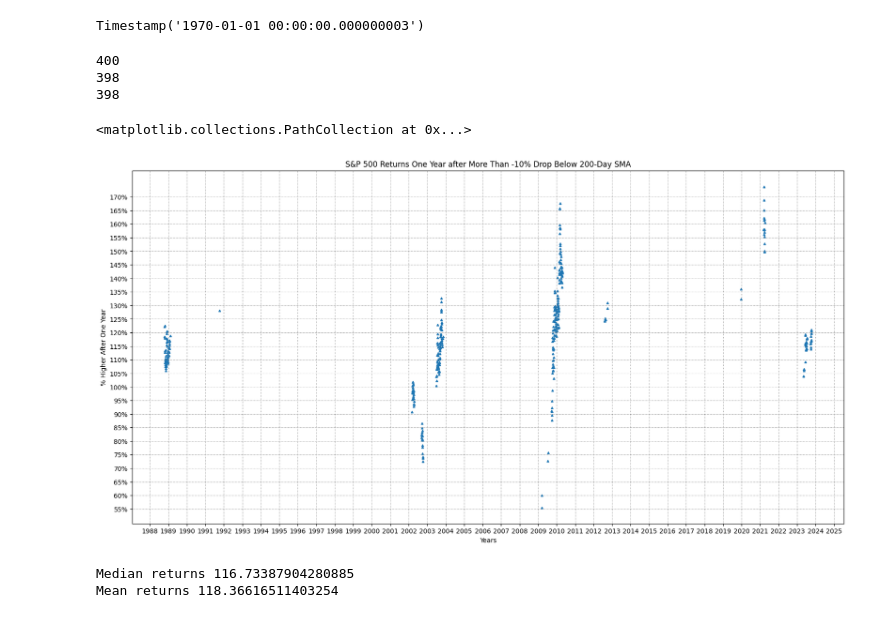
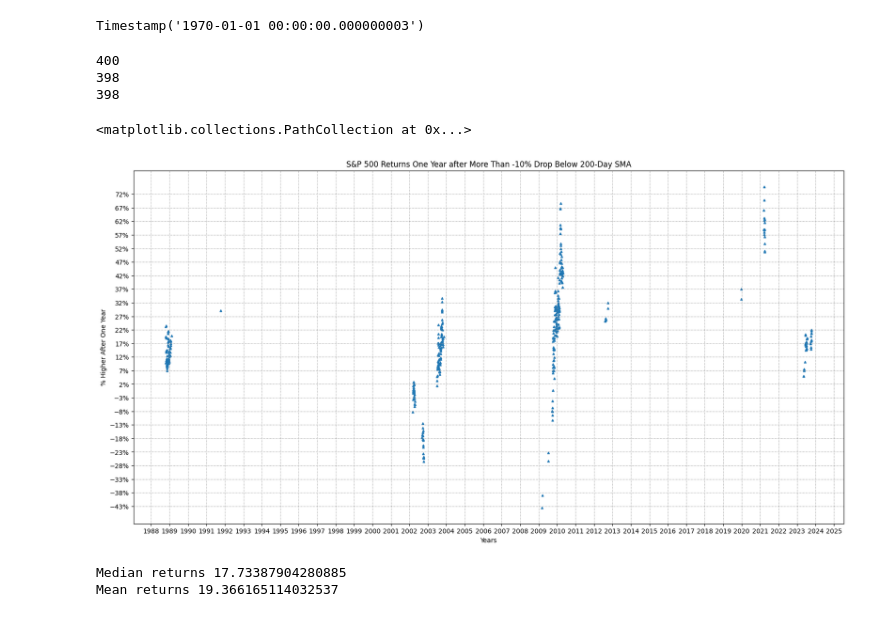
Before and after one commit to aryasalwan/200-day-MA-analysis, a Jupyter notebook: ma_returns.ipynb, the cells around one changed output. Cells and saved outputs as stored; diff of their text form; code cells hidden in the pictures.

```diff
--- a/ma_returns.ipynb
+++ b/ma_returns.ipynb
@@ -117,47 +117,40 @@ for i,j in zip(one_year_later,drawdown_dates):
         date=i - pd.Timedelta(days=day_offset)
         try:
             price_data_one_year_later.append(snp500_price_data.loc[date])
-            price_increase_perc_one_year_later.append(snp500_price_data.loc[date]/snp500_price_data.loc[j] *100   -1 )
+            price_increase_perc_one_year_later.append((snp500_price_data.loc[date]/snp500_price_data.loc[j]-1) *100)
             found=True
         except:
             day_offset+=1
             # print(f"data not found for {i} setting dayoffset {day_offset}")
             if day_offset==10:
                 data_not_found_list.append(i)
                 break
-            # try:
-            #     # data_not_found_list.append(i)
-            #     print("data not found")
-            #     shifted_date=i - pd.Timedelta(day_offset)
-            #     price_data_one_year_later.append(snp500_price_data.loc[shifted_date])
-            #     price_increase_perc_one_year_later.append(snp500_price_data.loc[shifted_date]/snp500_price_data.loc[j] *100   -1 )
-            # except:
 
 print(len(one_year_later))
 one_year_later = one_year_later[~one_year_later.isin(data_not_found_list)]
 print(len(one_year_later))
 print(len(price_increase_perc_one_year_later))
 # print(price_increase_perc_one_year_later)
 fig, returns= plt.subplots(figsize=(20,10))
 returns.xaxis.set_major_locator(mdates.YearLocator(1))
 returns.yaxis.set_major_formatter(PercentFormatter(100))
 returns.grid(True, color="grey", linestyle=":")
 returns.set_yticks(np.arange(int(min(price_increase_perc_one_year_later)), int(max(price_increase_perc_one_year_later)), 5))
 returns.set_xlabel("Years")
 returns.set_ylabel("% Higher After One Year")
 plt.title("S&P 500 Returns One Year after More Than -10% Drop Below 200-Day SMA")
 returns.scatter(one_year_later,price_increase_perc_one_year_later,marker='^', s=10)
 # %% [output]
 400
 398
 398
 <matplotlib.collections.PathCollection at 0x...>
-[figure, old version]
+[figure, new version]
 # %%
 median = np.median(price_increase_perc_one_year_later)
 mean= np.mean(price_increase_perc_one_year_later)
 print(f"Median returns {median}")
 print(f"Mean returns {mean}")
 # %% [output]
-Median returns 116.73387904280885
-Mean returns 118.36616511403254
+Median returns 17.73387904280885
+Mean returns 19.366165114032537
```
